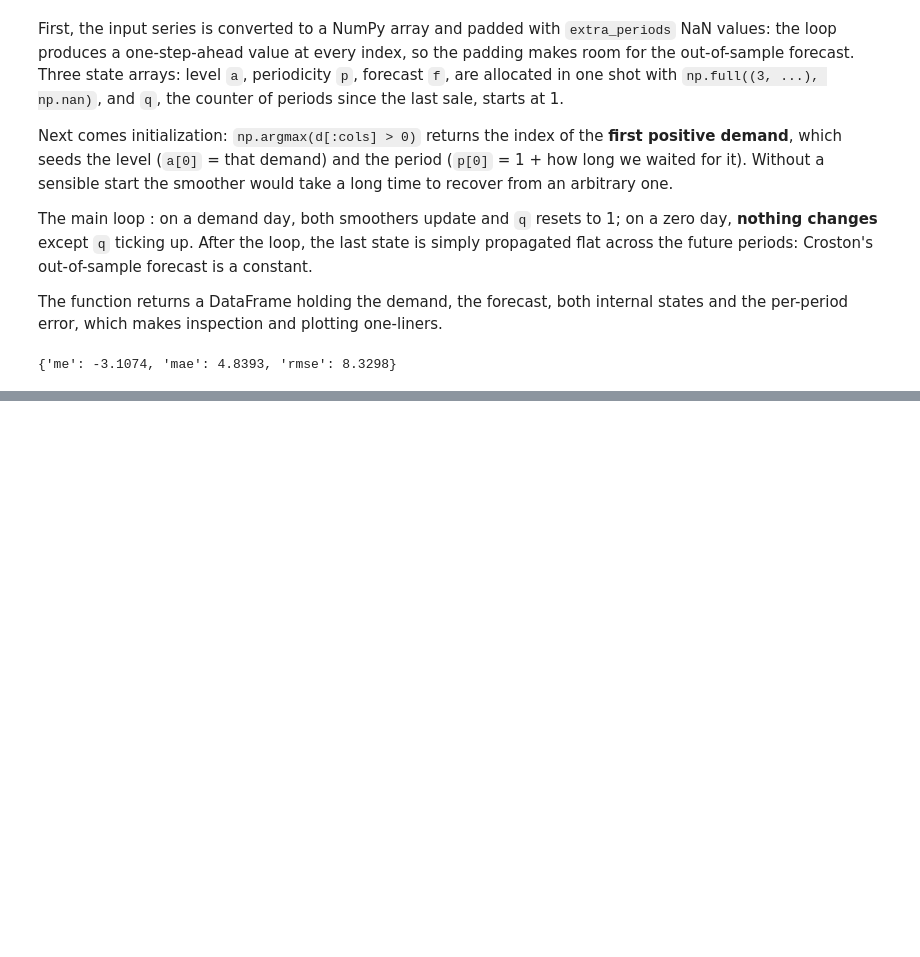
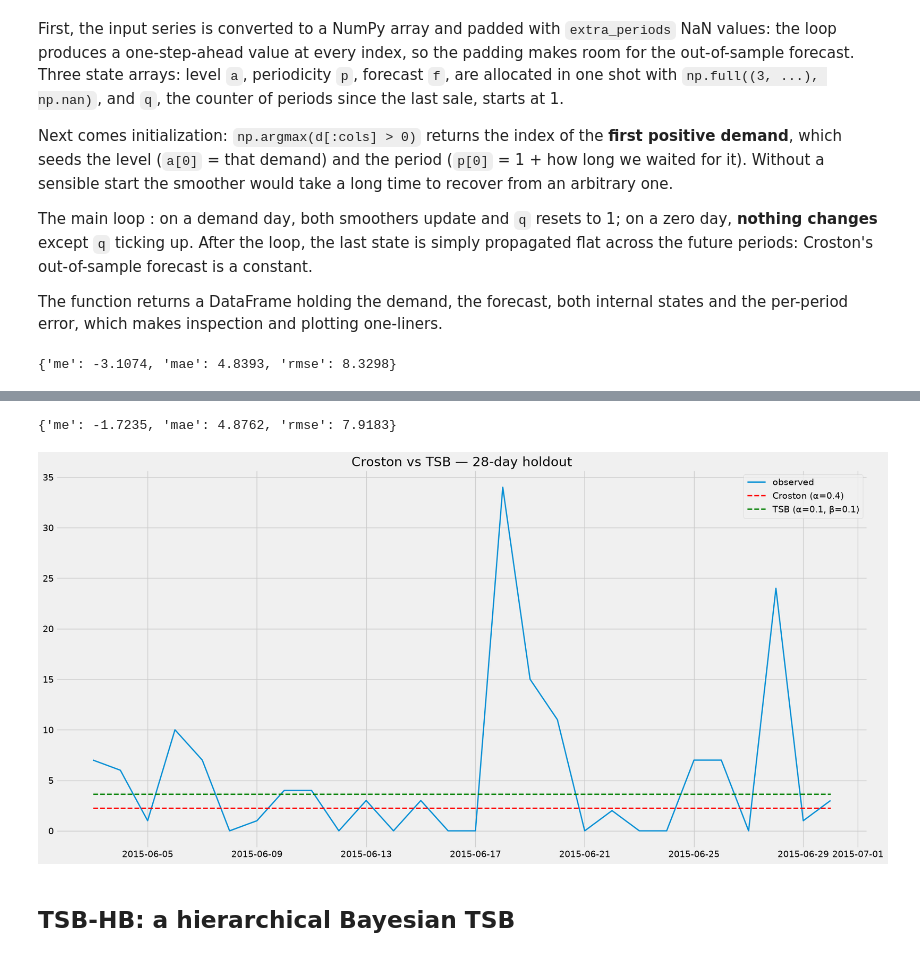
Before and after one commit to tng-konrad/time-series-with-Konrad, a Jupyter notebook: addendum-sales-and-demand-forecasting.ipynb, the cells around one changed output, grey strips where cells are left out. Saved outputs shown, nothing was run; the diff lists cells and outputs as text; code cells hidden in the pictures; blank space fills up the shorter version.

```diff
--- a/addendum-sales-and-demand-forecasting.ipynb
+++ b/addendum-sales-and-demand-forecasting.ipynb
@@ -295,0 +310,32 @@ forecast_metrics(valid_y.sales, pred_croston)
+# %%
+def Croston_TSB(ts, extra_periods=1, alpha=0.4, beta=0.1):
+    d = np.array(ts)                          # Transform the input into a numpy array
+    cols = len(d)                             # Historical period length
+    d = np.append(d, [np.nan] * extra_periods)  # Append np.nan to cover future periods
+
+    # level (a), probability (p) and forecast (f)
+    a, p, f = np.full((3, cols + extra_periods), np.nan)
+
+    # Initialization
+    first_occurence = np.argmax(d[:cols] > 0)
+    a[0] = d[first_occurence]
+    p[0] = 1 / (1 + first_occurence)
+    f[0] = p[0] * a[0]
+
+    # Create all the t+1 forecasts
+    for t in range(0, cols):
+        if d[t] > 0:
+            a[t + 1] = alpha * d[t] + (1 - alpha) * a[t]
+            p[t + 1] = beta * 1 + (1 - beta) * p[t]
+        else:
+            a[t + 1] = a[t]
+            p[t + 1] = (1 - beta) * p[t]
+        f[t + 1] = p[t + 1] * a[t + 1]
+
+    # Future Forecast
+    a[cols + 1:cols + extra_periods] = a[cols]
+    p[cols + 1:cols + extra_periods] = p[cols]
+    f[cols + 1:cols + extra_periods] = f[cols]
+
+    return pd.DataFrame.from_dict({'Demand': d, 'Forecast': f, 'Probability': p,
+                                   'Level': a, 'Error': d - f})
@@ -295,0 +349,18 @@ forecast_metrics(valid_y.sales, pred_croston)
+# %%
+ALPHA_TSB, BETA_TSB = 0.1, 0.1
+
+fit_tsb = Croston_TSB(train_y.sales, extra_periods=HORIZON, alpha=ALPHA_TSB, beta=BETA_TSB)
+pred_tsb = fit_tsb.Forecast.tail(HORIZON).values
+
+forecast_metrics(valid_y.sales, pred_tsb)
+# %% [output]
+{'me': -1.7235, 'mae': 4.8762, 'rmse': 7.9183}
+# %%
+plot_forecast(valid_y.date, valid_y.sales,
+              {f'Croston (α={ALPHA})': pred_croston,
+               f'TSB (α={ALPHA_TSB}, β={BETA_TSB})': pred_tsb},
+              title='Croston vs TSB — 28-day holdout')
+# %% [output]
+[figure, added]
+# %% [markdown]
+## TSB-HB: a hierarchical Bayesian TSB
```
Also changed, not shown: parts of 23 cells of this notebook.
